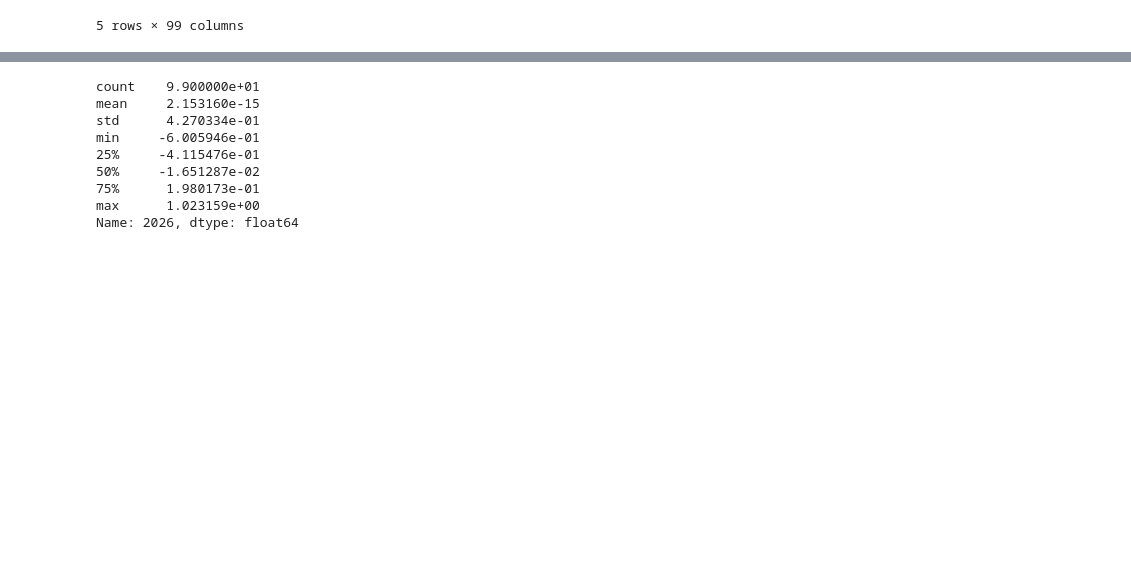
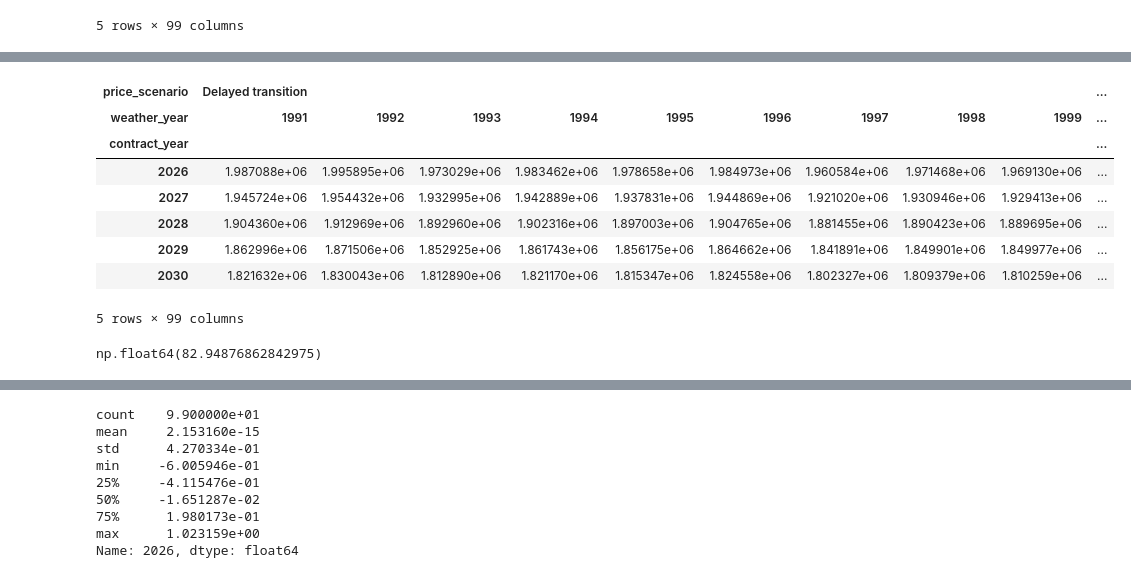
Before and after one commit to SristyKala1/ppa_selection_italy, a Jupyter notebook: notebooks/06_parametrization_setup.ipynb, the cells around one changed output, grey strips where cells are left out. Cells and saved outputs as stored; diff of their text form; code cells hidden in the pictures; blank space fills up the shorter version.

Commit message:
Added PAP wind, baseload, sleeved and do nothing cost matrices to parametrization notebook

```diff
--- a/notebooks/06_parametrization_setup.ipynb
+++ b/notebooks/06_parametrization_setup.ipynb
@@ -99,3 +99,10 @@ pap_solar_cost_matrix.head()
 | 2029 | 1.611021e+06 | 1.631657e+06 | 1.619672e+06 | 1.629383e+06 | 1.606834e+06 | 1.651309e+06 | 1.601602e+06 | 1.597818e+06 | 1.620267e+06 | ... |
 | 2030 | 1.582149e+06 | 1.601859e+06 | 1.590407e+06 | 1.599684e+06 | 1.578151e+06 | 1.620639e+06 | 1.573153e+06 | 1.569544e+06 | 1.590974e+06 | ... |
 5 rows × 99 columns
+# %%
+STRIKE_PRICE_WIND = 72.85
+
+annual_wind_cf = zone_annual_cf("wind", own_zone)
+wind_payment_per_mw = STRIKE_PRICE_WIND * annual_wind_cf * HOURS_PER_YEAR
+residual_wind_mwh = (annual_load_mwh - annual_wind_cf * HOURS_PER_YEAR * CONTRACTED_MW).clip(lower=0)
+residual_wind_mwh.describe()
@@ -101,0 +119,31 @@ pap_solar_cost_matrix.head()
+# %%
+wind_payment_total = wind_payment_per_mw * CONTRACTED_MW
+
+wind_columns = {}
+for scenario, weather_year in price_own_zone.columns:
+    spot_price = price_own_zone[(scenario, weather_year)]
+    wind_columns[(scenario, weather_year)] = wind_payment_total[weather_year] + residual_wind_mwh[weather_year] * spot_price
+
+pap_wind_cost_matrix = pd.DataFrame(wind_columns)
+pap_wind_cost_matrix.columns.names = ["price_scenario", "weather_year"]
+pap_wind_cost_matrix.index.name = "contract_year"
+pap_wind_cost_matrix.head()
+# %% [output]
+| price_scenario | Delayed transition |  |  |  |  |  |  |  |  | ... |
+| weather_year | 1991 | 1992 | 1993 | 1994 | 1995 | 1996 | 1997 | 1998 | 1999 | ... |
+| contract_year |  |  |  |  |  |  |  |  |  | ... |
+| 2026 | 1.987088e+06 | 1.995895e+06 | 1.973029e+06 | 1.983462e+06 | 1.978658e+06 | 1.984973e+06 | 1.960584e+06 | 1.971468e+06 | 1.969130e+06 | ... |
+| 2027 | 1.945724e+06 | 1.954432e+06 | 1.932995e+06 | 1.942889e+06 | 1.937831e+06 | 1.944869e+06 | 1.921020e+06 | 1.930946e+06 | 1.929413e+06 | ... |
+| 2028 | 1.904360e+06 | 1.912969e+06 | 1.892960e+06 | 1.902316e+06 | 1.897003e+06 | 1.904765e+06 | 1.881455e+06 | 1.890423e+06 | 1.889695e+06 | ... |
+| 2029 | 1.862996e+06 | 1.871506e+06 | 1.852925e+06 | 1.861743e+06 | 1.856175e+06 | 1.864662e+06 | 1.841891e+06 | 1.849901e+06 | 1.849977e+06 | ... |
+| 2030 | 1.821632e+06 | 1.830043e+06 | 1.812890e+06 | 1.821170e+06 | 1.815347e+06 | 1.824558e+06 | 1.802327e+06 | 1.809379e+06 | 1.810259e+06 | ... |
+5 rows × 99 columns
+# %%
+BASELOAD_DISCOUNT = 0.14
+CONTRACTED_MW_BASELOAD = 2
+
+reference_baseload_price = price_own_zone.mean().mean()
+strike_baseload = reference_baseload_price * (1 - BASELOAD_DISCOUNT)
+strike_baseload
+# %% [output]
+np.float64(82.94876862842975)
```
Also changed, not shown: parts of 6 cells of this notebook.
